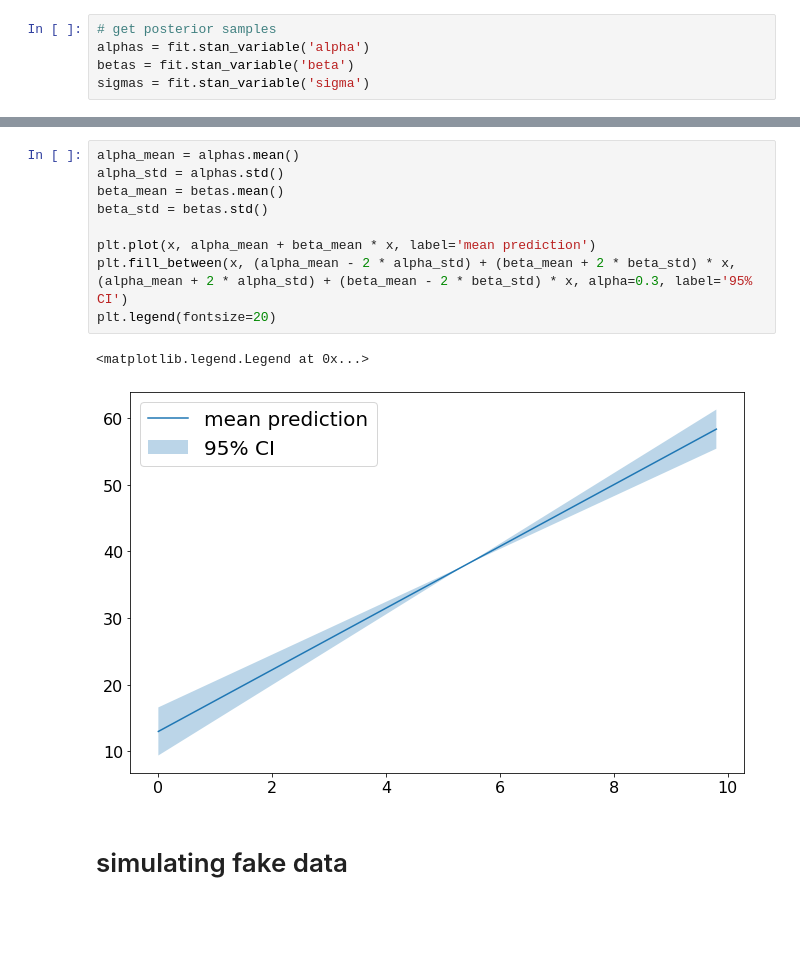
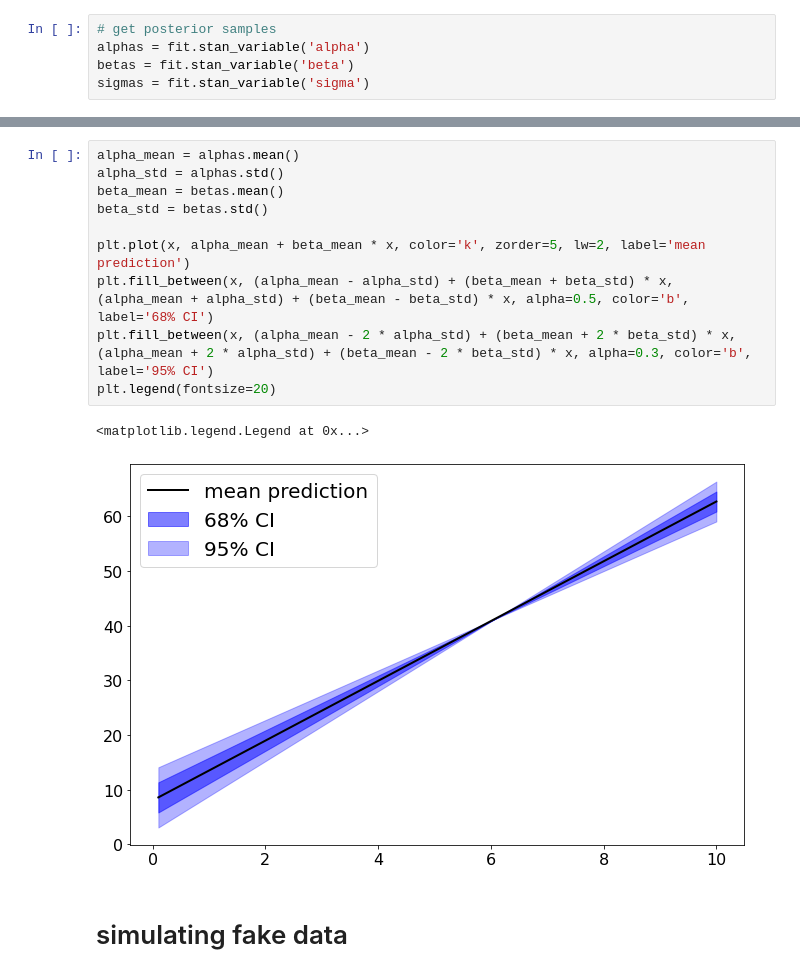
Before and after one commit to al-jshen/linreg-bayes, a Jupyter notebook: linreg.ipynb, the cells around one changed output, grey strips where cells are left out. Cells and saved outputs as stored; diff of their text form; blank space fills up the shorter version.

```diff
--- a/linreg.ipynb
+++ b/linreg.ipynb
@@ -161,15 +224,16 @@ plt.scatter(x, y)
 # %%
 alpha_mean = alphas.mean()
 alpha_std = alphas.std()
 beta_mean = betas.mean()
 beta_std = betas.std()
 
-plt.plot(x, alpha_mean + beta_mean * x, label='mean prediction')
-plt.fill_between(x, (alpha_mean - 2 * alpha_std) + (beta_mean + 2 * beta_std) * x, (alpha_mean + 2 * alpha_std) + (beta_mean - 2 * beta_std) * x, alpha=0.3, label='95% CI')
+plt.plot(x, alpha_mean + beta_mean * x, color='k', zorder=5, lw=2, label='mean prediction')
+plt.fill_between(x, (alpha_mean - alpha_std) + (beta_mean + beta_std) * x, (alpha_mean + alpha_std) + (beta_mean - beta_std) * x, alpha=0.5, color='b', label='68% CI')
+plt.fill_between(x, (alpha_mean - 2 * alpha_std) + (beta_mean + 2 * beta_std) * x, (alpha_mean + 2 * alpha_std) + (beta_mean - 2 * beta_std) * x, alpha=0.3, color='b', label='95% CI')
 plt.legend(fontsize=20)
 # %% [output]
 <matplotlib.legend.Legend at 0x...>
-[figure, old version]
+[figure, new version]
 # %% [markdown]
 # simulating fake data
 # %%
```
Also changed, not shown: parts of 23 cells of this notebook, 3 other files.
